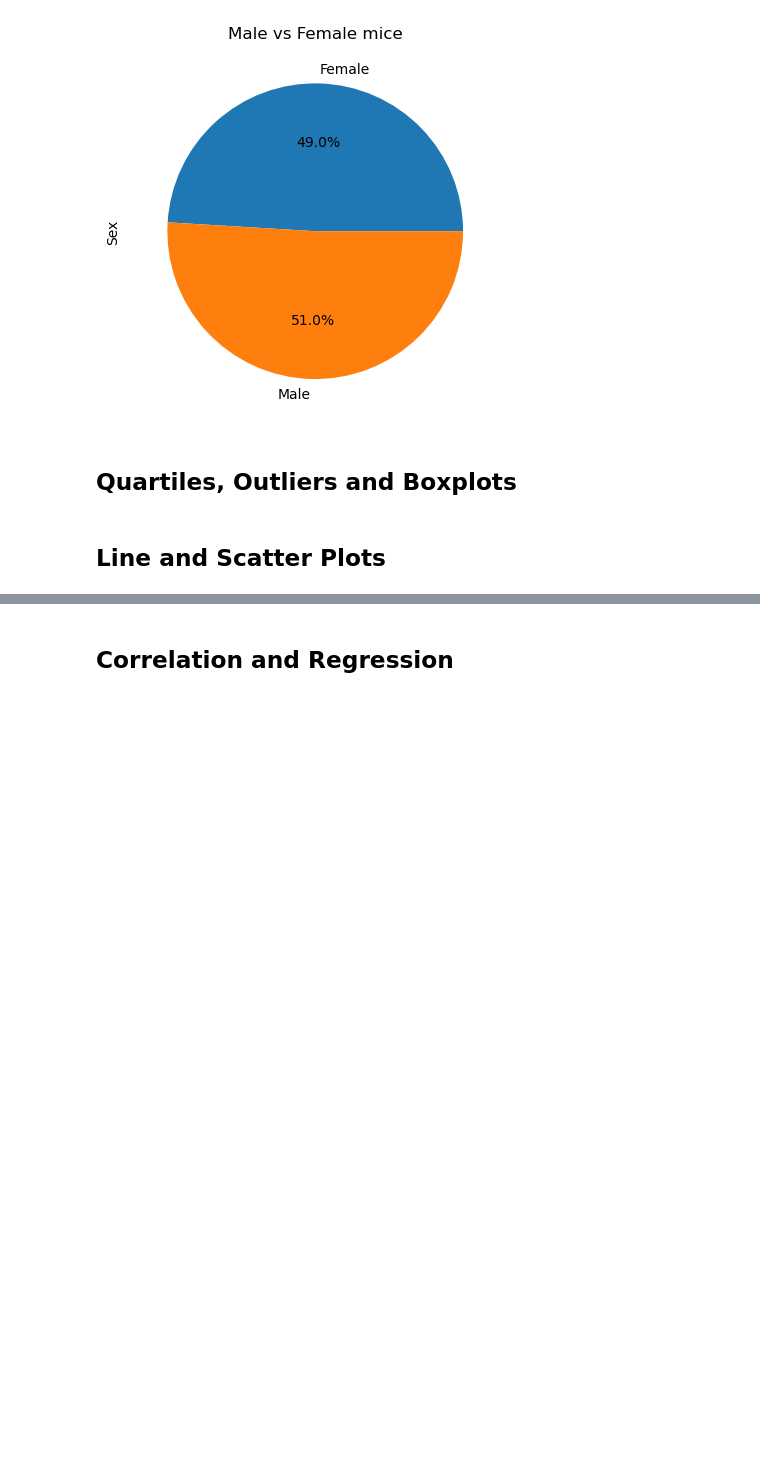
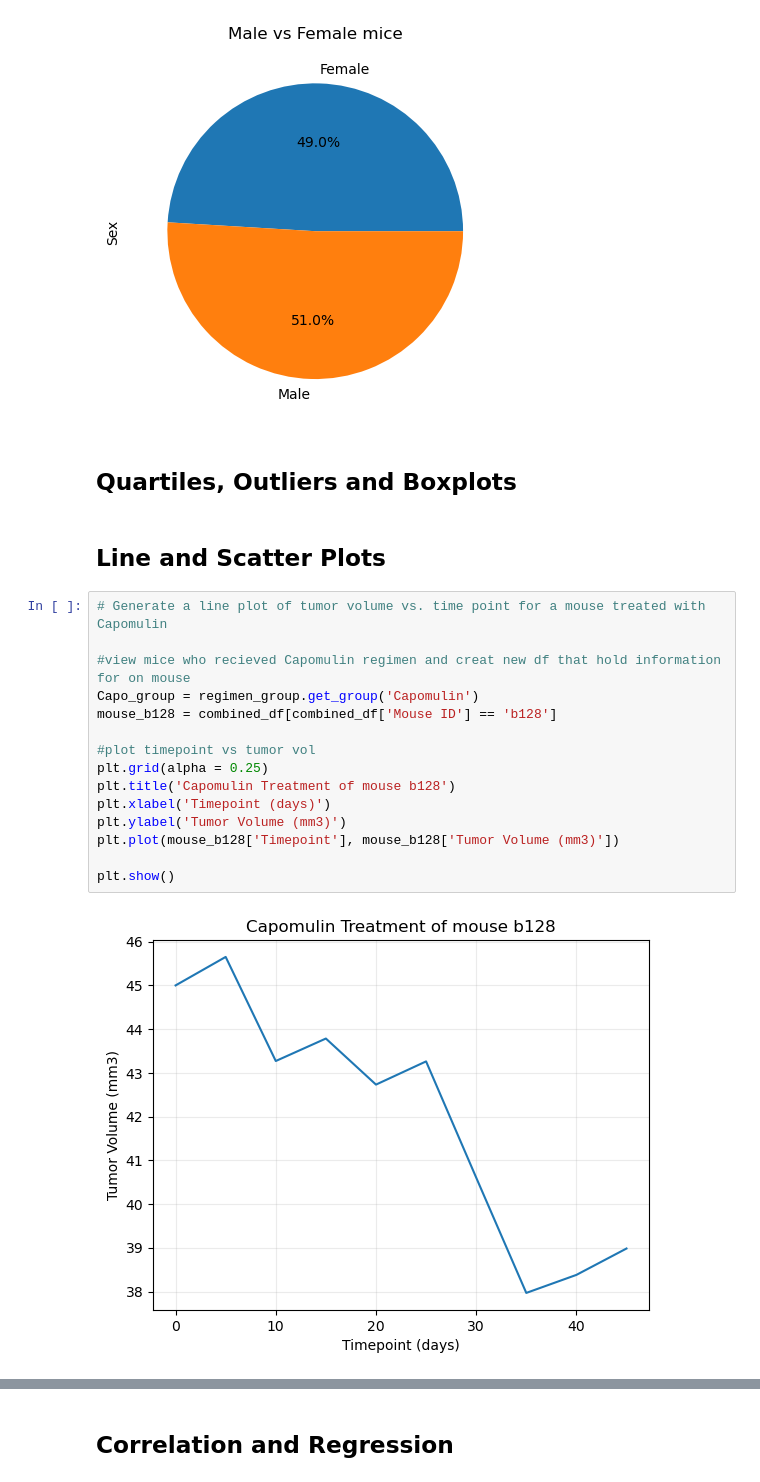
Before and after one commit to StanJohn04/Module-5-Challenge, a Jupyter notebook: Pymaceuticals/Pymaceuticals.ipynb, the cells around one changed output, grey strips where cells are left out. Drawn from its saved outputs; the diff is of its cells as text; blank space fills up the shorter version.

Commit message:
Finished Line and Scatter Plots section

```diff
--- a/Pymaceuticals/Pymaceuticals.ipynb
+++ b/Pymaceuticals/Pymaceuticals.ipynb
@@ -172,3 +172,20 @@ plt.show()
 ## Quartiles, Outliers and Boxplots
 # %% [markdown]
 ## Line and Scatter Plots
+# %%
+# Generate a line plot of tumor volume vs. time point for a mouse treated with Capomulin
+
+#view mice who recieved Capomulin regimen and creat new df that hold information for on mouse
+Capo_group = regimen_group.get_group('Capomulin')
+mouse_b128 = combined_df[combined_df['Mouse ID'] == 'b128']
+
+#plot timepoint vs tumor vol
+plt.grid(alpha = 0.25)
+plt.title('Capomulin Treatment of mouse b128')
+plt.xlabel('Timepoint (days)')
+plt.ylabel('Tumor Volume (mm3)')
+plt.plot(mouse_b128['Timepoint'], mouse_b128['Tumor Volume (mm3)'])
+
+plt.show()
+# %% [output]
+[figure, added]
```
Also changed, not shown: parts of 1 cell of this notebook.
